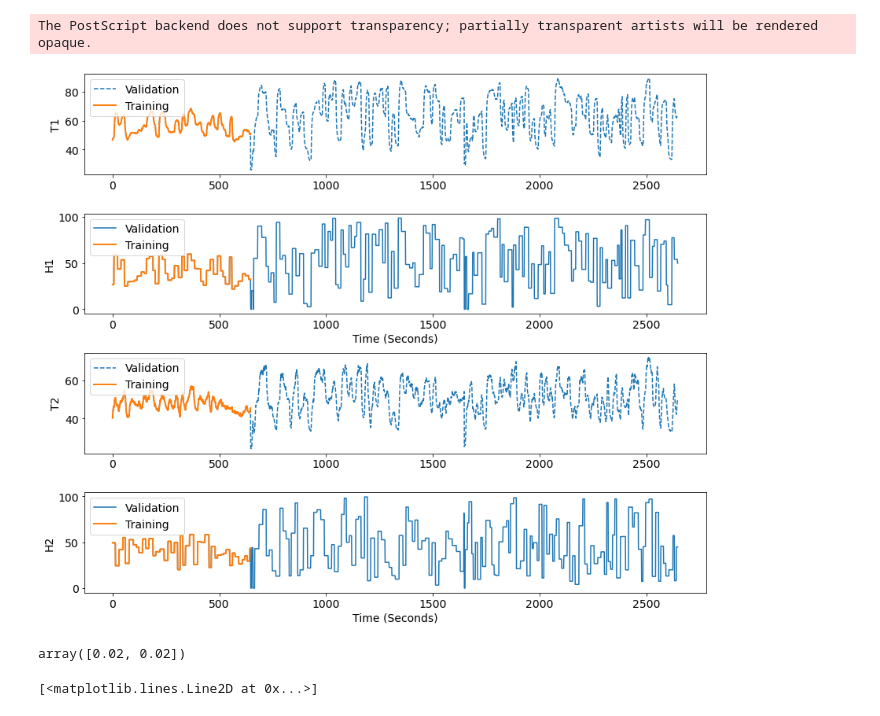
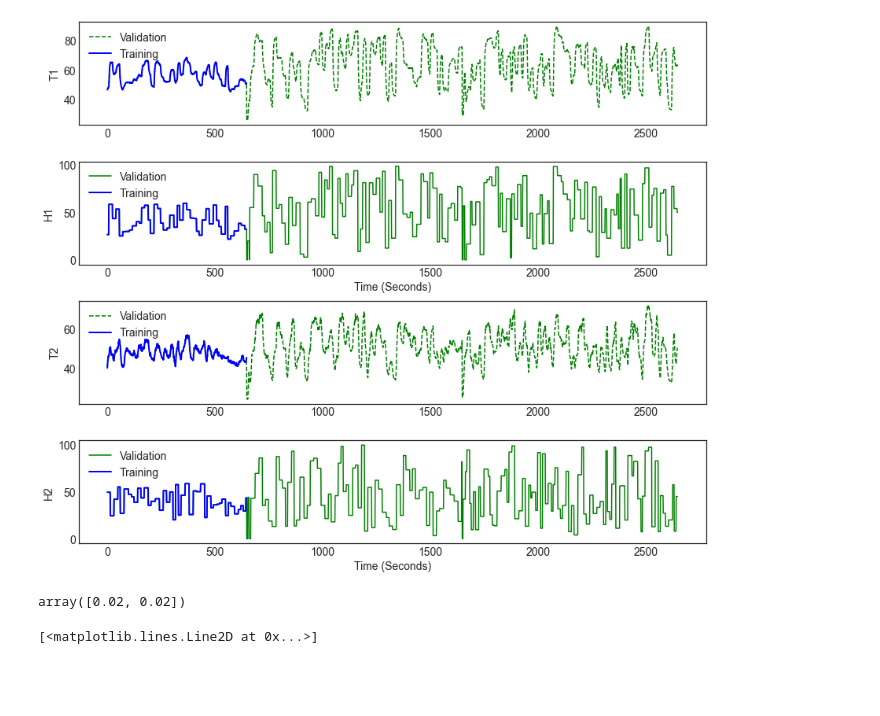
Before and after one commit to BYU-PRISM/Transformer_MPC, a Jupyter notebook: 03_HybridModel/pinn_TCLab_mimo_transformer_multistep.ipynb, the cells around one changed output. Saved outputs shown, nothing was run; the diff lists cells and outputs as text; code cells hidden in the pictures; blank space fills up the shorter version.

```diff
--- a/03_HybridModel/pinn_TCLab_mimo_transformer_multistep.ipynb
+++ b/03_HybridModel/pinn_TCLab_mimo_transformer_multistep.ipynb
@@ -199,48 +179,47 @@ plt.style.available
 # %%
-# plt.style.use('seaborn-white')
+plt.style.use('seaborn-white')
 plt.figure(figsize=(12,10))
 plt.subplot(411)
-plt.plot(data3["T1"], '--',  label='Validation')
-plt.plot(data1["T1"], '-', linewidth=2, label='Training')
+plt.plot(data3["T1"], 'g--',  label='Validation')
+plt.plot(data1["T1"], 'b-', linewidth=2, label='Training')
 plt.ylabel("T1",fontsize=14)
 plt.legend(loc=2,fontsize=14)
 plt.tick_params(axis='both',labelsize=14)
 
 plt.subplot(412)
-plt.plot(data3["H1"], '-',label='Validation')
-plt.plot(data1["H1"], '-',linewidth=2,label='Training')
+plt.plot(data3["H1"], 'g-',label='Validation')
+plt.plot(data1["H1"], 'b-',linewidth=2,label='Training')
 plt.ylabel("H1",fontsize=14)
 plt.xlabel("Time (Seconds)", fontsize=14)
 plt.legend(loc=2,fontsize=14)
 plt.tick_params(axis='both',labelsize=14)
 
 
 plt.subplot(413)
-plt.plot(data3["T2"], '--',  label='Validation')
-plt.plot(data1["T2"], '-', linewidth=2, label='Training')
+plt.plot(data3["T2"], 'g--',  label='Validation')
+plt.plot(data1["T2"], 'b-', linewidth=2, label='Training')
 plt.ylabel("T2",fontsize=14)
 plt.legend(loc=2,fontsize=14)
 plt.tick_params(axis='both',labelsize=14)
 
 
 plt.subplot(414)
-plt.plot(data3["H2"], '-',label='Validation')
-plt.plot(data1["H2"], '-',linewidth=2,label='Training')
+plt.plot(data3["H2"], 'g-',label='Validation')
+plt.plot(data1["H2"], 'b-',linewidth=2,label='Training')
 plt.ylabel("H2",fontsize=14)
 plt.xlabel("Time (Seconds)", fontsize=14)
 plt.legend(loc=2,fontsize=14)
 plt.tick_params(axis='both',labelsize=14)
 
 
 plt.tight_layout()
 
 plt.savefig(path + 'TCLab_Data_for_PINN_training_MIMO.eps', format='eps')
 plt.savefig(path + 'TCLab_Data_for_PINN_training_MIMO.png', format='png')
 
 plt.show()
 # %% [output]
-The PostScript backend does not support transparency; partially transparent artists will be rendered opaque.
-[figure, old version]
+[figure, new version]
 # %%
 # Data scaling
 
@@ -280,10 +259,10 @@ model_params['yscale'] = s2
 model_params['window'] = window
 
 dump(model_params, open('model_param_mimo_TCLab.pkl', 'wb'))
-# %%
-s2.scale_
-# %% [output]
-array([0.02, 0.02])
+# %%
+s2.scale_
+# %% [output]
+array([0.02, 0.02])
 # %%
 # Data Snap shots for training data
 
```
Also changed, not shown: parts of 1 cell of this notebook, 49 other files.
